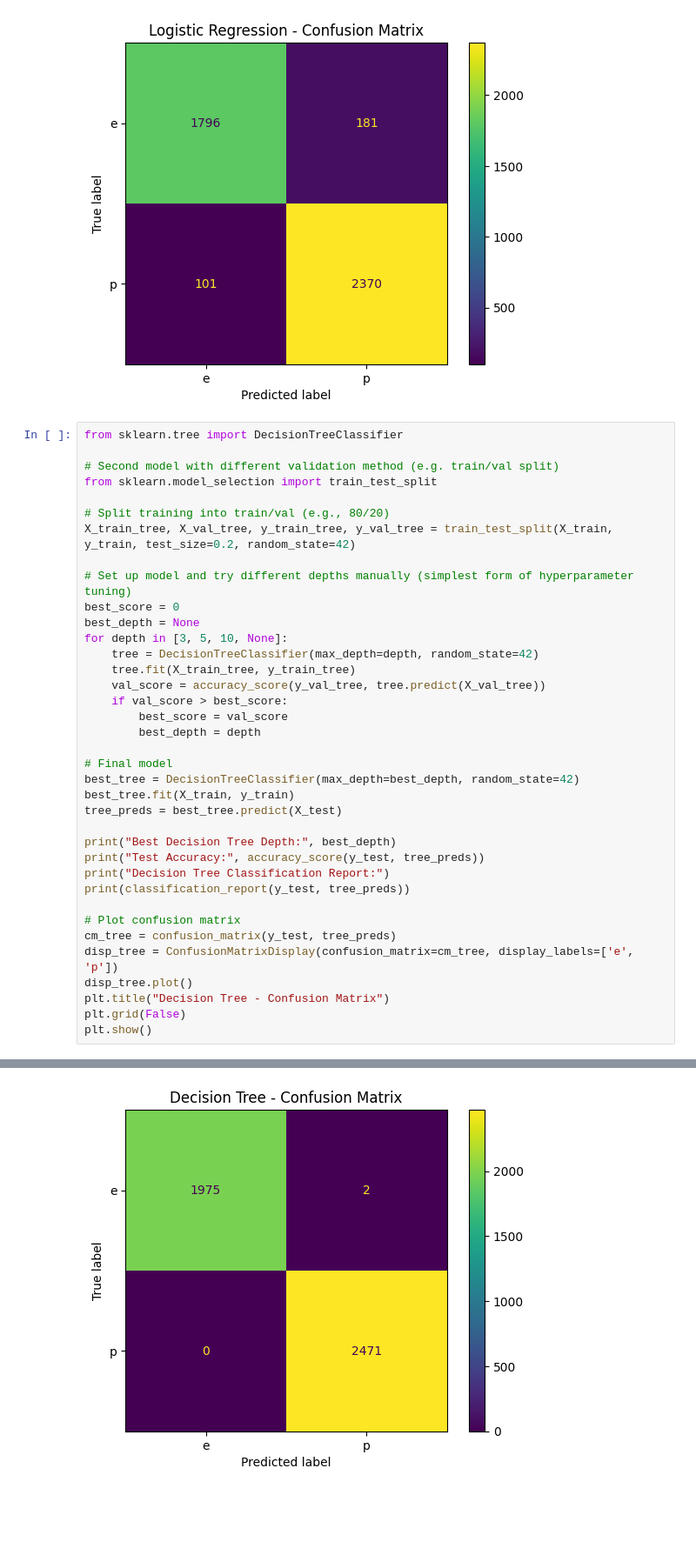
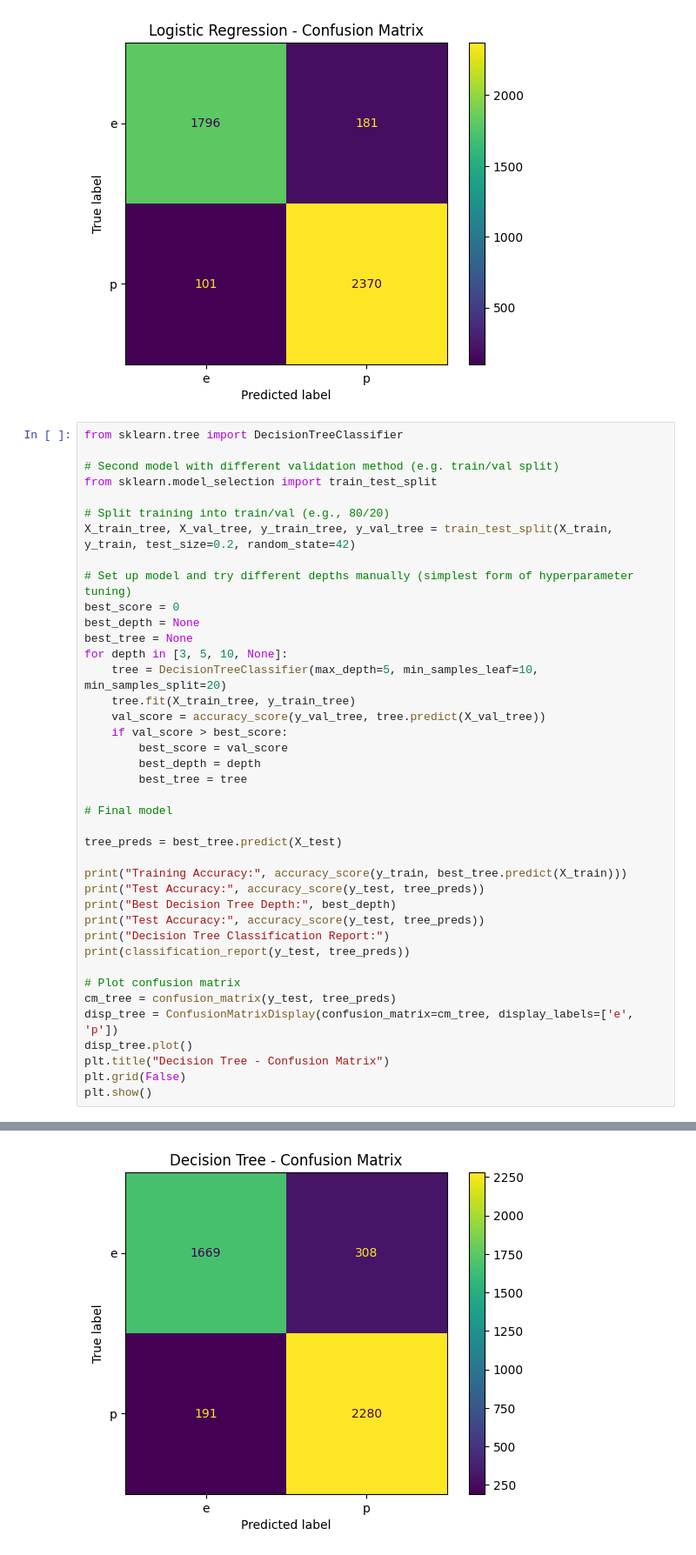
Before and after one commit to sebinko/MAL1, a Jupyter notebook: Assignment4/Assignment4.ipynb, the cells around one changed output, grey strips where cells are left out. Shown at 87% size. Saved outputs shown, nothing was run; the diff lists cells and outputs as text; blank space fills up the shorter version.

```diff
--- a/Assignment4/Assignment4.ipynb
+++ b/Assignment4/Assignment4.ipynb
@@ -145,19 +145,22 @@ X_train_tree, X_val_tree, y_train_tree, y_val_tree = train_test_split(X_train, y
 # Set up model and try different depths manually (simplest form of hyperparameter tuning)
 best_score = 0
 best_depth = None
+best_tree = None
 for depth in [3, 5, 10, None]:
-    tree = DecisionTreeClassifier(max_depth=depth, random_state=42)
+    tree = DecisionTreeClassifier(max_depth=5, min_samples_leaf=10, min_samples_split=20)
     tree.fit(X_train_tree, y_train_tree)
     val_score = accuracy_score(y_val_tree, tree.predict(X_val_tree))
     if val_score > best_score:
         best_score = val_score
         best_depth = depth
+        best_tree = tree
 
 # Final model
-best_tree = DecisionTreeClassifier(max_depth=best_depth, random_state=42)
-best_tree.fit(X_train, y_train)
+
 tree_preds = best_tree.predict(X_test)
 
+print("Training Accuracy:", accuracy_score(y_train, best_tree.predict(X_train)))
+print("Test Accuracy:", accuracy_score(y_test, tree_preds))
 print("Best Decision Tree Depth:", best_depth)
 print("Test Accuracy:", accuracy_score(y_test, tree_preds))
 print("Decision Tree Classification Report:")
@@ -185 +190 @@ weighted avg       1.00      1.00      1.00      4448
-[figure, old version]
+[figure, new version]
```
Also changed, not shown: parts of 1 cell of this notebook, 10 other files.
